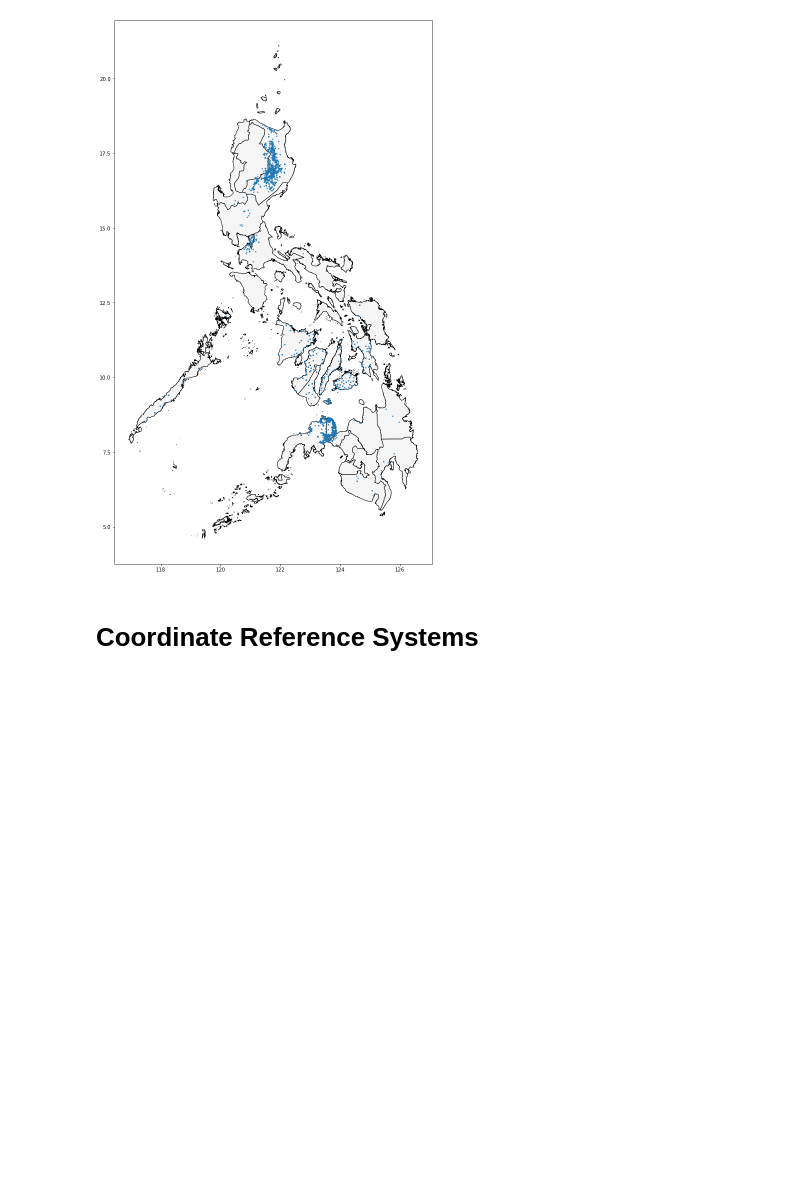
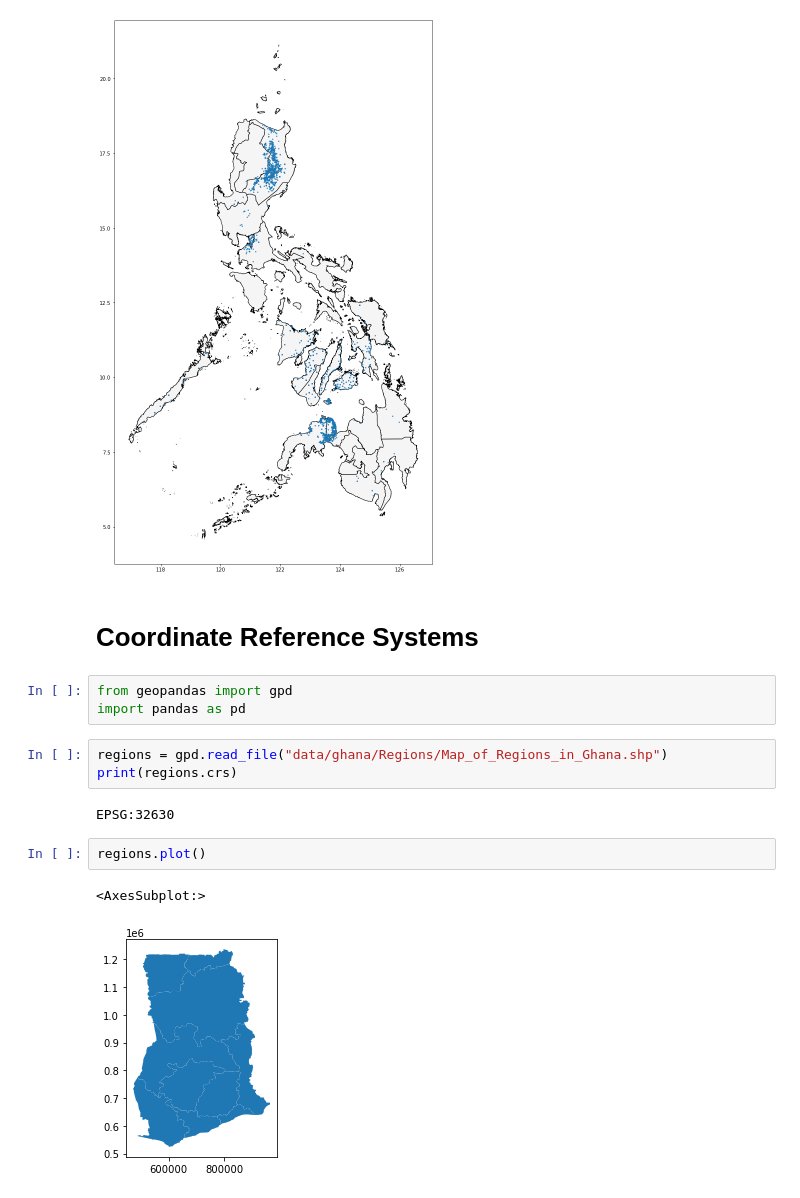
Before and after one commit to AliakbarMehdizadeh/Geospatial-Analysis, a Jupyter notebook: Geospatial_Analysis.ipynb, the cells around one changed output. Drawn from its saved outputs; the diff is of its cells as text; blank space fills up the shorter version.

```diff
--- a/Geospatial_Analysis.ipynb
+++ b/Geospatial_Analysis.ipynb
@@ -152,3 +152,16 @@ PHL_loans.plot(ax=ax, markersize=2)
 [figure]
 # %% [markdown]
 # Coordinate Reference Systems
+# %%
+from geopandas import gpd
+import pandas as pd
+# %%
+regions = gpd.read_file("data/ghana/Regions/Map_of_Regions_in_Ghana.shp")
+print(regions.crs)
+# %% [output]
+EPSG:32630
+# %%
+regions.plot()
+# %% [output]
+<AxesSubplot:>
+[figure, added]
```
Also changed, not shown: parts of 40 cells of this notebook.
